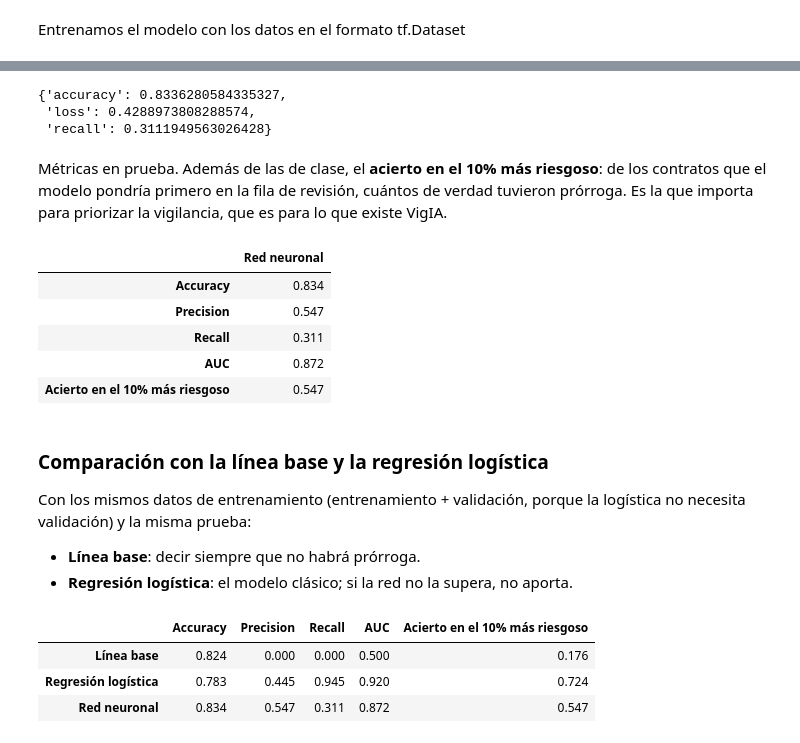
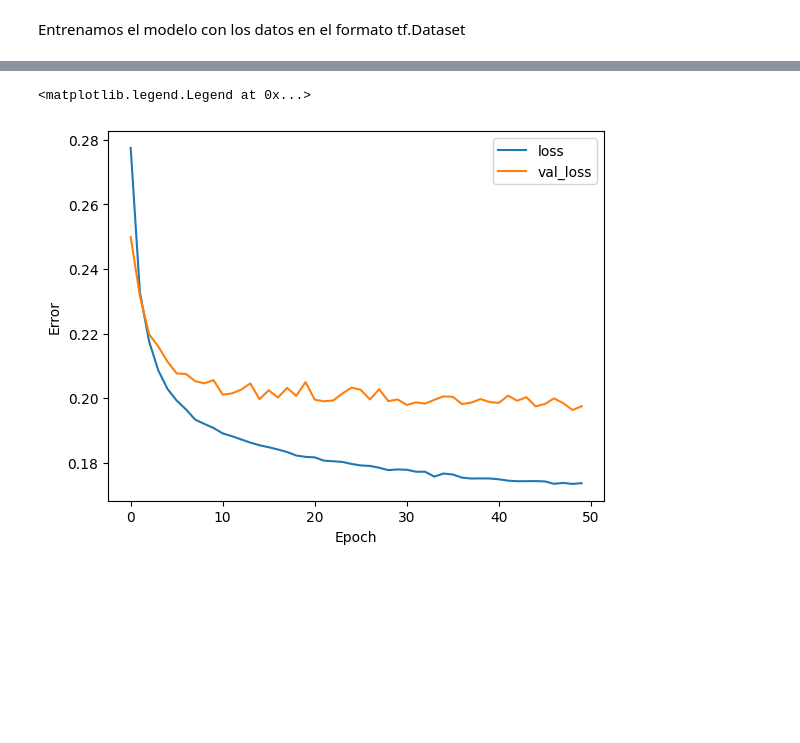
Before and after one commit to cristian72421/secop2-pipeline, a Jupyter notebook: notebooks/modelo_prorrogas.ipynb, the cells around one changed output, grey strips where cells are left out. Saved outputs shown, nothing was run; the diff lists cells and outputs as text; code cells hidden in the pictures; blank space fills up the shorter version.

Commit message:
feat: cuaderno del modelo

```diff
--- a/notebooks/modelo_prorrogas.ipynb
+++ b/notebooks/modelo_prorrogas.ipynb
@@ -260,3 +247,6 @@ for i in cat_str_feats:
 # %%
 for i in num_feats:
   inputs.append(keras.Input(shape=(1,), name=i))
+# %%
+for i in inputs:
+   print(i)
@@ -303,6 +337,4 @@ model = keras.Model(inputs, model_layers)
 # %% [markdown]
 Compilamos el modelo, definiendo optimizador, función de pérdida y métricas adicionales a capturar
 # %%
-model.compile(optimizer='adam', loss='binary_crossentropy',
-              metrics=['accuracy', keras.metrics.Recall(name='recall')])
-model.summary()
+model.compile(optimizer='adam', loss='binary_crossentropy', metrics=['accuracy', 'recall'])
@@ -338,6 +350,2 @@ plot_model no disponible (requiere graphviz): You must install pydot (`pip insta
 # %% [markdown]
 Entrenamos el modelo con los datos en el formato tf.Dataset
-# %%
-history = model.fit(train_ds, epochs=50, validation_data=val_ds, verbose=0)
-print('Pérdida final  entrenamiento: %.4f   validación: %.4f' %
-      (history.history['loss'][-1], history.history['val_loss'][-1]))
@@ -360,0 +352,3 @@ Evaluamos en prueba (contratos firmados desde 2025)
+# %%
+%%time
+history = model.fit(train_ds, epochs=50, validation_data=val_ds)
@@ -361,56 +387,12 @@ Evaluamos en prueba (contratos firmados desde 2025)
+# %%
+plt.plot(history.history['loss'], label='loss')
+plt.plot(history.history['val_loss'], label='val_loss')
+plt.xlabel('Epoch')
+plt.ylabel('Error')
+plt.legend()
+# %% [output]
+<matplotlib.legend.Legend at 0x...>
+[figure, added]
 # %%
-model.evaluate(test_ds, verbose=0, return_dict=True)
+test_res = {}
+test_res['dnn_model'] = model.evaluate(test_ds, verbose=0)
-# %% [output]
-{'accuracy': 0.8336280584335327,
- 'loss': 0.4288973808288574,
- 'recall': 0.3111949563026428}
-# %% [markdown]
-Métricas en prueba. Además de las de clase, el **acierto en el 10% más riesgoso**: de los contratos que el modelo pondría primero en la fila de revisión, cuántos de verdad tuvieron prórroga. Es la que importa para priorizar la vigilancia, que es para lo que existe VigIA.
-# %%
-y_test = test['prorroga'].values
-prob_red = model.predict(test_ds, verbose=0).ravel()
-
-def metricas(y_true, y_prob, umbral=0.5, fraccion=0.10):
-    y_pred = (y_prob >= umbral).astype(int)
-    n_top = int(round(len(y_true) * fraccion))
-    top = np.argsort(-y_prob, kind='stable')[:n_top]
-    return {
-        'Accuracy': accuracy_score(y_true, y_pred),
-        'Precision': precision_score(y_true, y_pred, zero_division=0),
-        'Recall': recall_score(y_true, y_pred, zero_division=0),
-        'AUC': roc_auc_score(y_true, y_prob),
-        'Acierto en el 10% más riesgoso': y_true[top].mean() if np.ptp(y_prob) > 0 else y_true.mean(),
-    }
-
-pd.Series(metricas(y_test, prob_red)).round(3).to_frame('Red neuronal')
-# %% [output]
-|  | Red neuronal |
-| Accuracy | 0.834 |
-| Precision | 0.547 |
-| Recall | 0.311 |
-| AUC | 0.872 |
-| Acierto en el 10% más riesgoso | 0.547 |
-# %% [markdown]
-### Comparación con la línea base y la regresión logística
-
-Con los mismos datos de entrenamiento (entrenamiento + validación, porque la logística no necesita validación) y la misma prueba:
-
-- **Línea base**: decir siempre que no habrá prórroga.
-- **Regresión logística**: el modelo clásico; si la red no la supera, no aporta.
-# %%
-X_tr = pd.concat([train, val])[feats_ordered]
-y_tr = pd.concat([train, val])['prorroga']
-logistica = mdl.logistica(cat_int_feats, cat_str_feats, num_feats).fit(X_tr, y_tr)
-prob_log = logistica.predict_proba(test[feats_ordered])[:, 1]
-
-comparacion = pd.DataFrame({
-    'Línea base': metricas(y_test, np.zeros(len(y_test))),
-    'Regresión logística': metricas(y_test, prob_log),
-    'Red neuronal': metricas(y_test, prob_red),
-}).T.round(3)
-comparacion
-# %% [output]
-|  | Accuracy | Precision | Recall | AUC | Acierto en el 10% más riesgoso |
-| Línea base | 0.824 | 0.000 | 0.000 | 0.500 | 0.176 |
-| Regresión logística | 0.783 | 0.445 | 0.945 | 0.920 | 0.724 |
-| Red neuronal | 0.834 | 0.547 | 0.311 | 0.872 | 0.547 |
```
Also changed, not shown: parts of 70 cells of this notebook, 4 other files.
